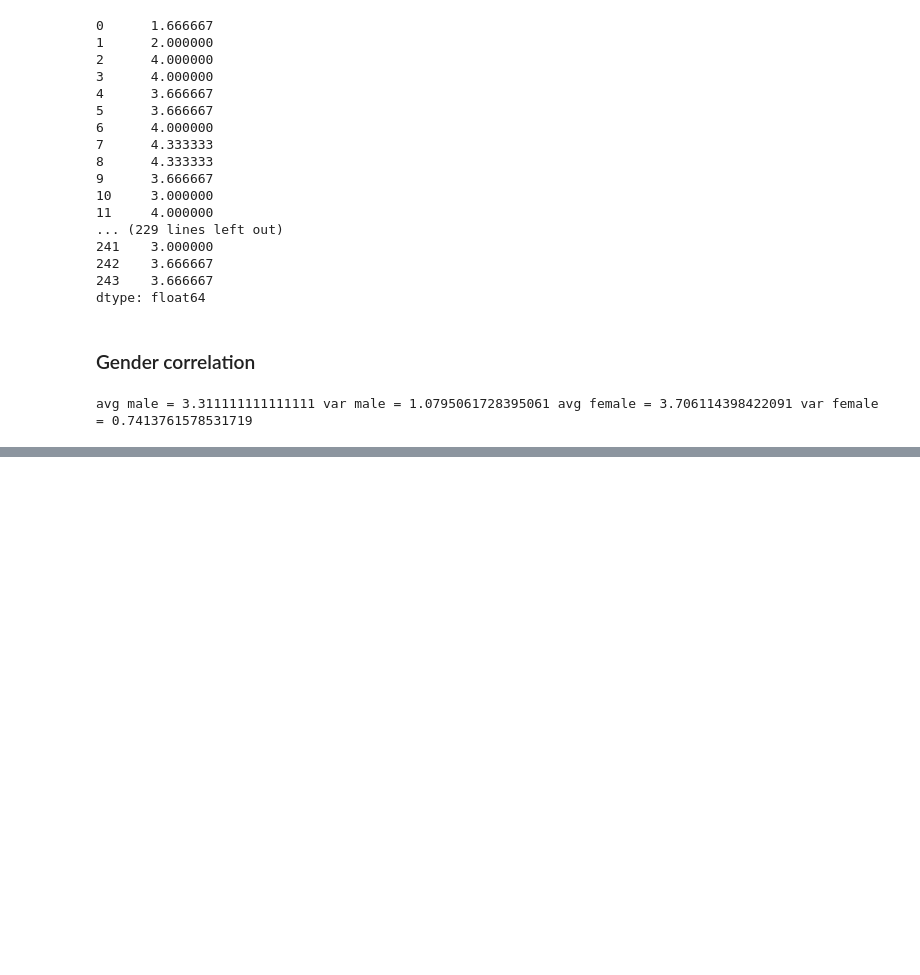
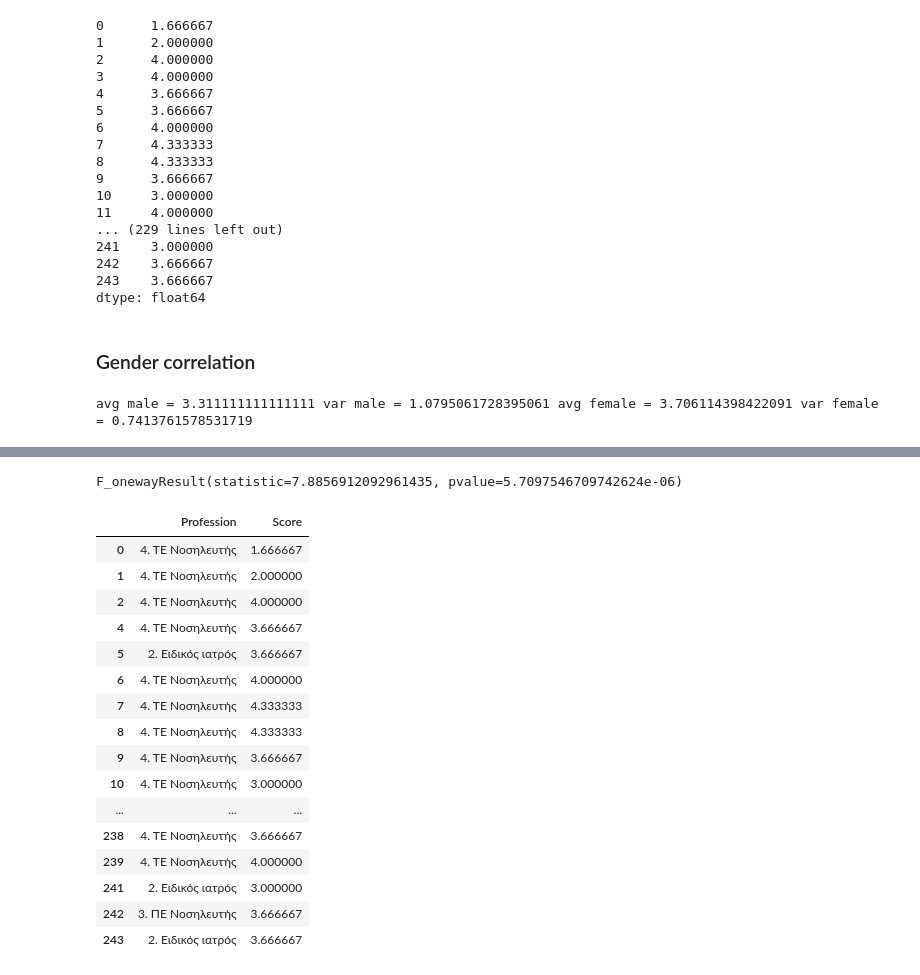
Before and after one commit to stathis99/Statistical-Analysis-for-Patient-Safety, a Jupyter notebook: Staff Analysis/Analysis/3. Correlation Analysis/Parameter2_Analysis.ipynb, the cells around one changed output, grey strips where cells are left out. Cells and saved outputs as stored; diff of their text form; code cells hidden in the pictures; blank space fills up the shorter version.

```diff
--- a/Staff Analysis/Analysis/3. Correlation Analysis/Parameter2_Analysis.ipynb
+++ b/Staff Analysis/Analysis/3. Correlation Analysis/Parameter2_Analysis.ipynb
@@ -135,0 +190,8 @@ TypeError: list.append() takes no keyword arguments
+# %%
+profession = hospitals_personalInfo['10. Τι θέση κατέχετε στο νοσοκομείο που εργάζεστε;']
+
+profession= pd.concat([profession,individualScore],axis=1)
+
+profession.columns = ['Profession','Score']
+
+profession = profession.dropna()
@@ -135,0 +261,24 @@ TypeError: list.append() takes no keyword arguments
+# %%
+f_oneway(eidikevomenos_iatros, eidikos_iatros, pe_nosileftis,te_nosileftis,de_voithos_nosilefti)
+# %% [output]
+F_onewayResult(statistic=7.8856912092961435, pvalue=5.7097546709742624e-06)
+# %%
+profession
+# %% [output]
+|  | Profession | Score |
+| 0 | 4. ΤΕ Νοσηλευτής | 1.666667 |
+| 1 | 4. ΤΕ Νοσηλευτής | 2.000000 |
+| 2 | 4. ΤΕ Νοσηλευτής | 4.000000 |
+| 4 | 4. ΤΕ Νοσηλευτής | 3.666667 |
+| 5 | 2. Ειδικός ιατρός | 3.666667 |
+| 6 | 4. ΤΕ Νοσηλευτής | 4.000000 |
+| 7 | 4. ΤΕ Νοσηλευτής | 4.333333 |
+| 8 | 4. ΤΕ Νοσηλευτής | 4.333333 |
+| 9 | 4. ΤΕ Νοσηλευτής | 3.666667 |
+| 10 | 4. ΤΕ Νοσηλευτής | 3.000000 |
+| ... | ... | ... |
+| 238 | 4. ΤΕ Νοσηλευτής | 3.666667 |
+| 239 | 4. ΤΕ Νοσηλευτής | 4.000000 |
+| 241 | 2. Ειδικός ιατρός | 3.000000 |
+| 242 | 3. ΠΕ Νοσηλευτής | 3.666667 |
+| 243 | 2. Ειδικός ιατρός | 3.666667 |
```
Also changed, not shown: parts of 19 cells of this notebook, 8 other files.
